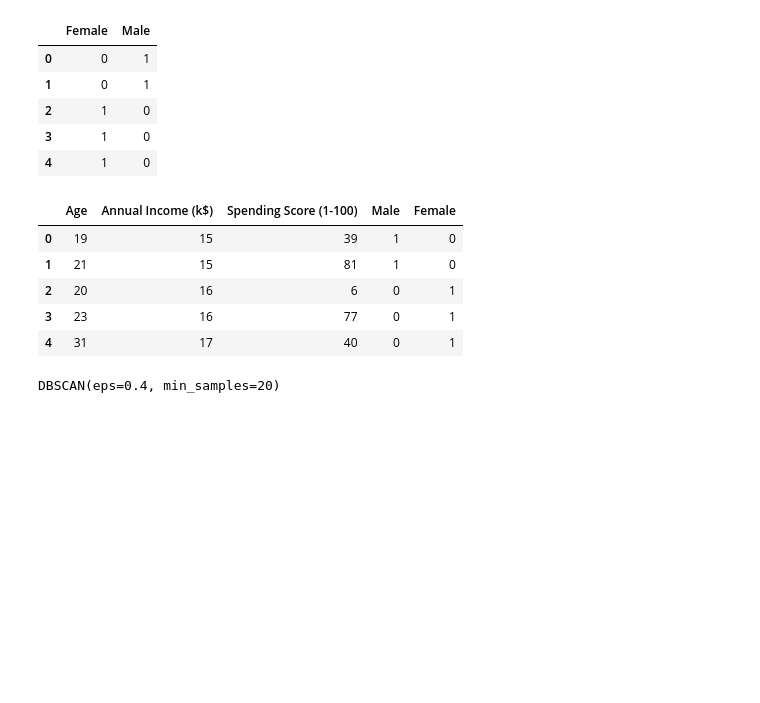
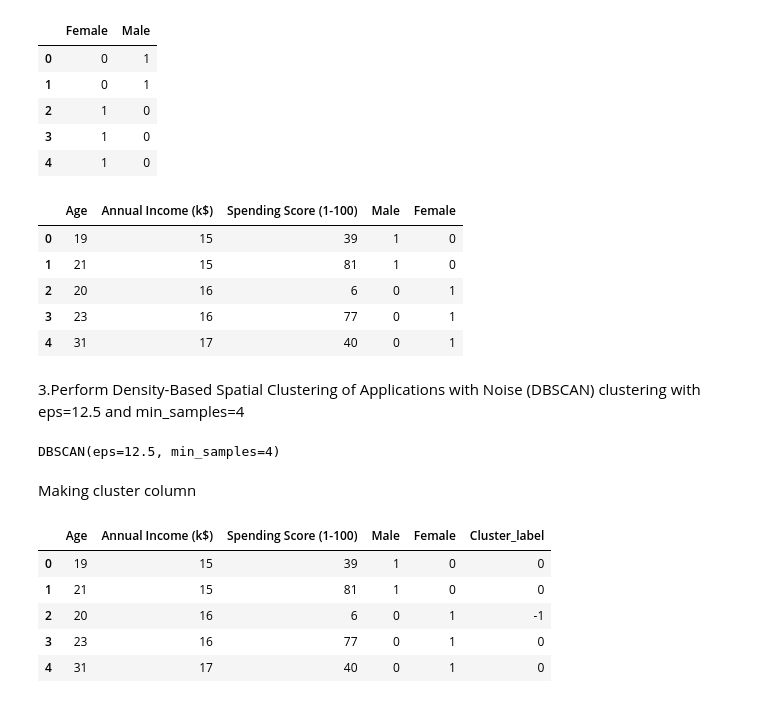
Before and after one commit to Shivam-Shane/Learnerhub, a Jupyter notebook: IPYTHON/Assignment 5.question 3.ipynb, the cells around one changed output. Saved outputs shown, nothing was run; the diff lists cells and outputs as text; code cells hidden in the pictures; blank space fills up the shorter version.

```diff
--- a/IPYTHON/Assignment 5.question 3.ipynb
+++ b/IPYTHON/Assignment 5.question 3.ipynb
@@ -149,6 +148,21 @@ data=st.fit_transform(data)
+# %% [markdown]
+3.Perform Density-Based Spatial Clustering of Applications with Noise (DBSCAN) clustering with eps=12.5 and min_samples=4
 # %%
 from sklearn.cluster import DBSCAN
-db = DBSCAN(eps=0.4, min_samples=20)
+db = DBSCAN(eps=12.5, min_samples=4)
 db.fit(data)
 # %% [output]
-DBSCAN(eps=0.4, min_samples=20)
+DBSCAN(eps=12.5, min_samples=4)
+# %% [markdown]
+Making cluster column
+# %%
+db.labels_
+data2['Cluster_label']=db.labels_
+data2.head()
+# %% [output]
+|  | Age | Annual Income (k$) | Spending Score (1-100) | Male | Female | Cluster_label |
+| 0 | 19 | 15 | 39 | 1 | 0 | 0 |
+| 1 | 21 | 15 | 81 | 1 | 0 | 0 |
+| 2 | 20 | 16 | 6 | 0 | 1 | -1 |
+| 3 | 23 | 16 | 77 | 0 | 1 | 0 |
+| 4 | 31 | 17 | 40 | 0 | 1 | 0 |
```
Also changed, not shown: parts of 8 cells of this notebook.
